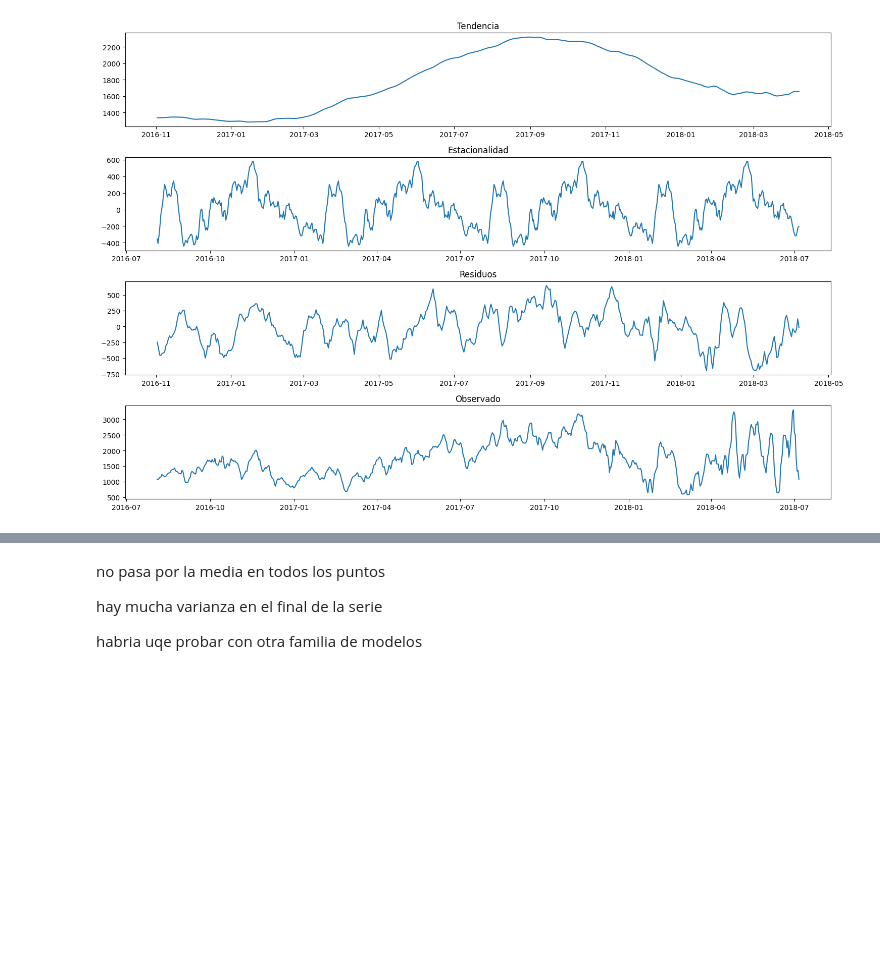
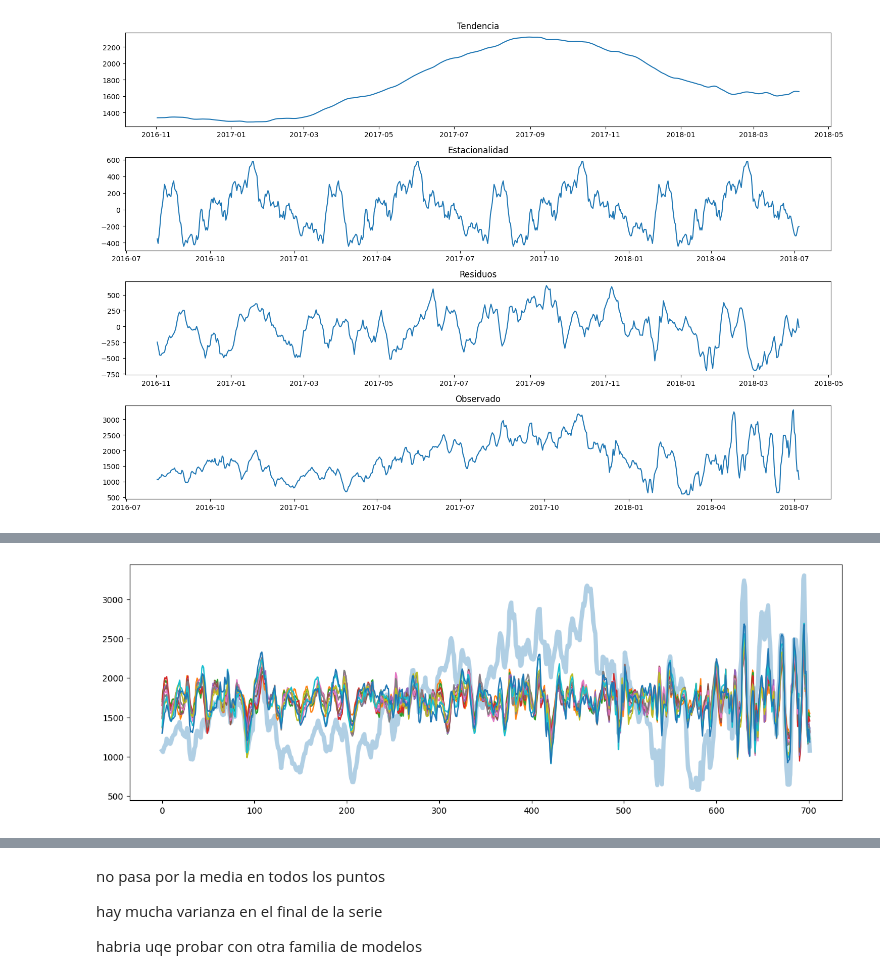
Before and after one commit to marianataglio/seriestemporales, a Jupyter notebook: tp_st.ipynb, the cells around one changed output, grey strips where cells are left out. Drawn from its saved outputs; the diff is of its cells as text; code cells hidden in the pictures; blank space fills up the shorter version.

```diff
--- a/tp_st.ipynb
+++ b/tp_st.ipynb
@@ -303,0 +433,4 @@ plt.grid(True)
+# %%
+mask = (fft.real > 10e6)
+print(mask.sum())
+fft[mask] = 0 + 0j
@@ -303,0 +442,13 @@ plt.grid(True)
+# %%
+plt.figure(figsize=(15,5))
+plt.plot(y_data.values, lw=5, alpha=0.35)
+fft = np.fft.fft(y_data.values)
+for threshold in np.percentile(np.absolute(fft), np.linspace(0, 100, num=1000)[900:950:5]):
+    fft = np.fft.fft(y_data.values)
+
+    mask = (np.absolute(fft) > threshold) & (fft.real < 1e6)
+    fft[mask] = 0 + 0j
+
+    plt.plot(np.fft.ifft(fft))
+# %% [output]
+[figure, added]
```
Also changed, not shown: parts of 20 cells of this notebook.
